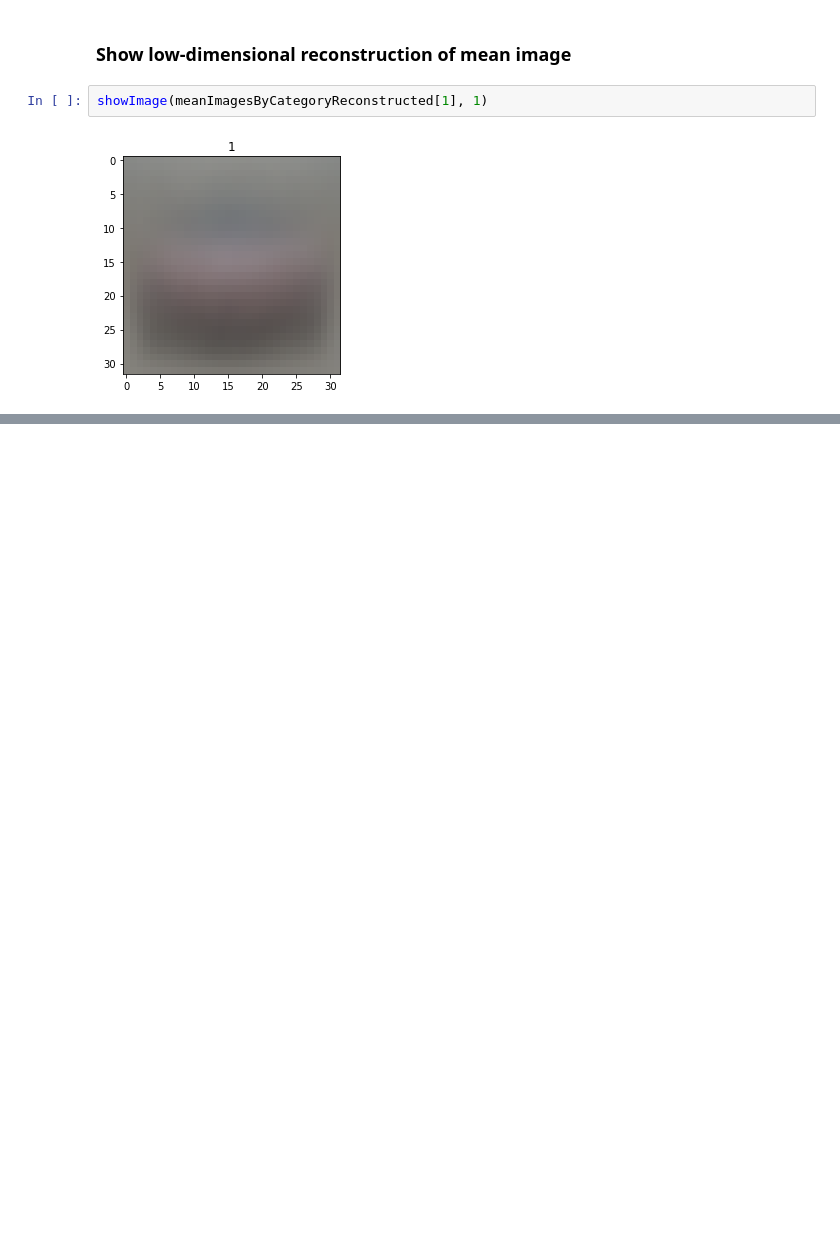
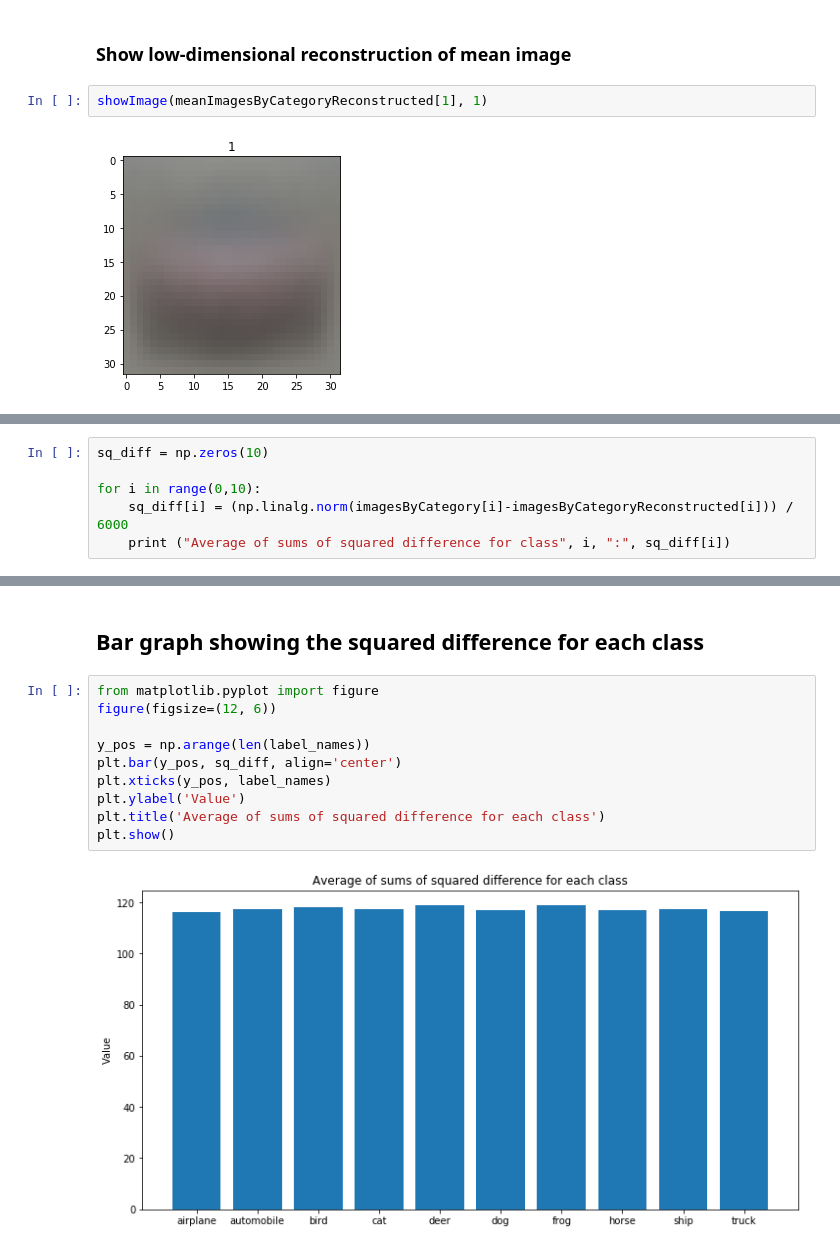
Before and after one commit to edgar971/cs-498-advanced-machine-learning, a Jupyter notebook: assignments/4-more-principal-component-analysis/assignment.ipynb, the cells around one changed output, grey strips where cells are left out. Cells and saved outputs as stored; diff of their text form; blank space fills up the shorter version.

```diff
--- a/assignments/4-more-principal-component-analysis/assignment.ipynb
+++ b/assignments/4-more-principal-component-analysis/assignment.ipynb
@@ -126,0 +129,6 @@ showImage(meanImagesByCategoryReconstructed[1], 1)
+# %%
+sq_diff = np.zeros(10)
+
+for i in range(0,10):
+    sq_diff[i] = (np.linalg.norm(imagesByCategory[i]-imagesByCategoryReconstructed[i])) / 6000
+    print ("Average of sums of squared difference for class", i, ":", sq_diff[i])
@@ -126,0 +146,14 @@ showImage(meanImagesByCategoryReconstructed[1], 1)
+# %% [markdown]
+## Bar graph showing the squared difference for each class
+# %%
+from matplotlib.pyplot import figure
+figure(figsize=(12, 6))
+
+y_pos = np.arange(len(label_names))
+plt.bar(y_pos, sq_diff, align='center')
+plt.xticks(y_pos, label_names)
+plt.ylabel('Value')
+plt.title('Average of sums of squared difference for each class')
+plt.show()
+# %% [output]
+[figure, added]
```
Also changed, not shown: parts of 2 cells of this notebook.
